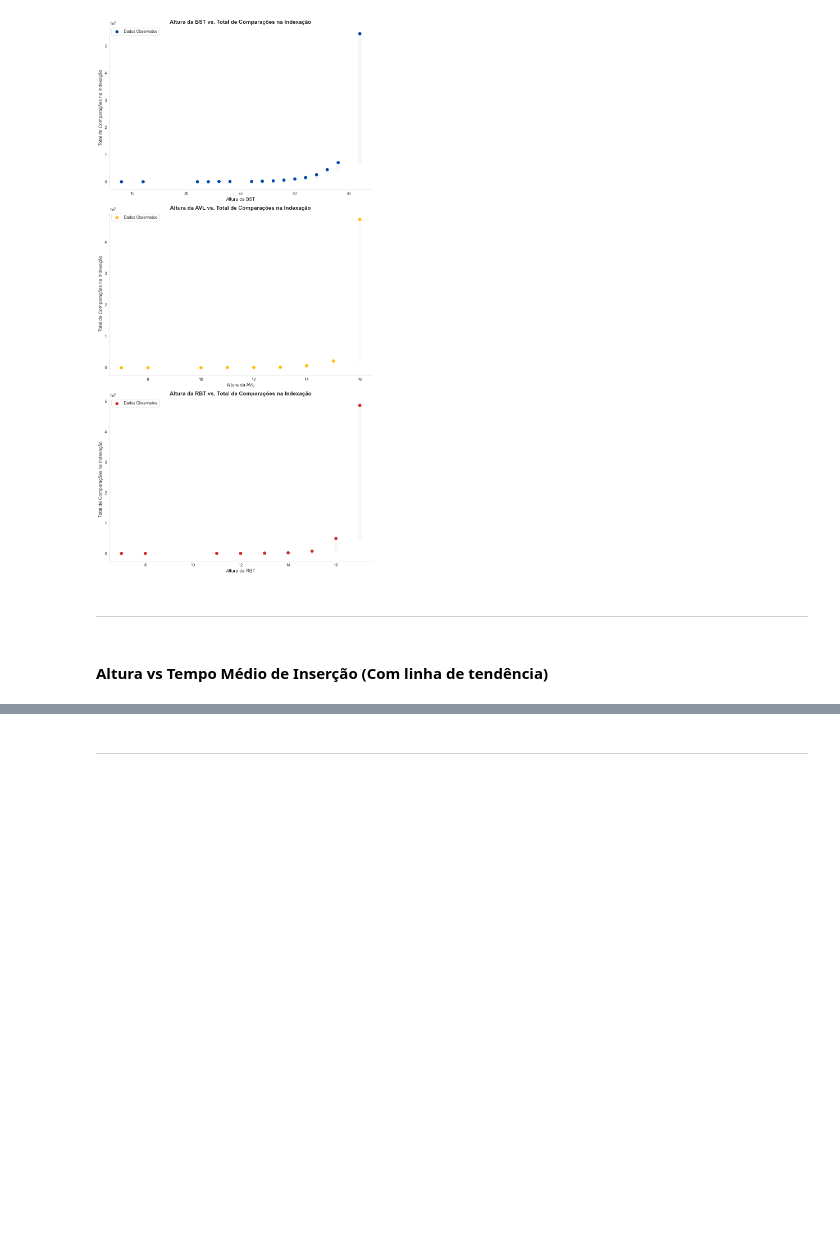
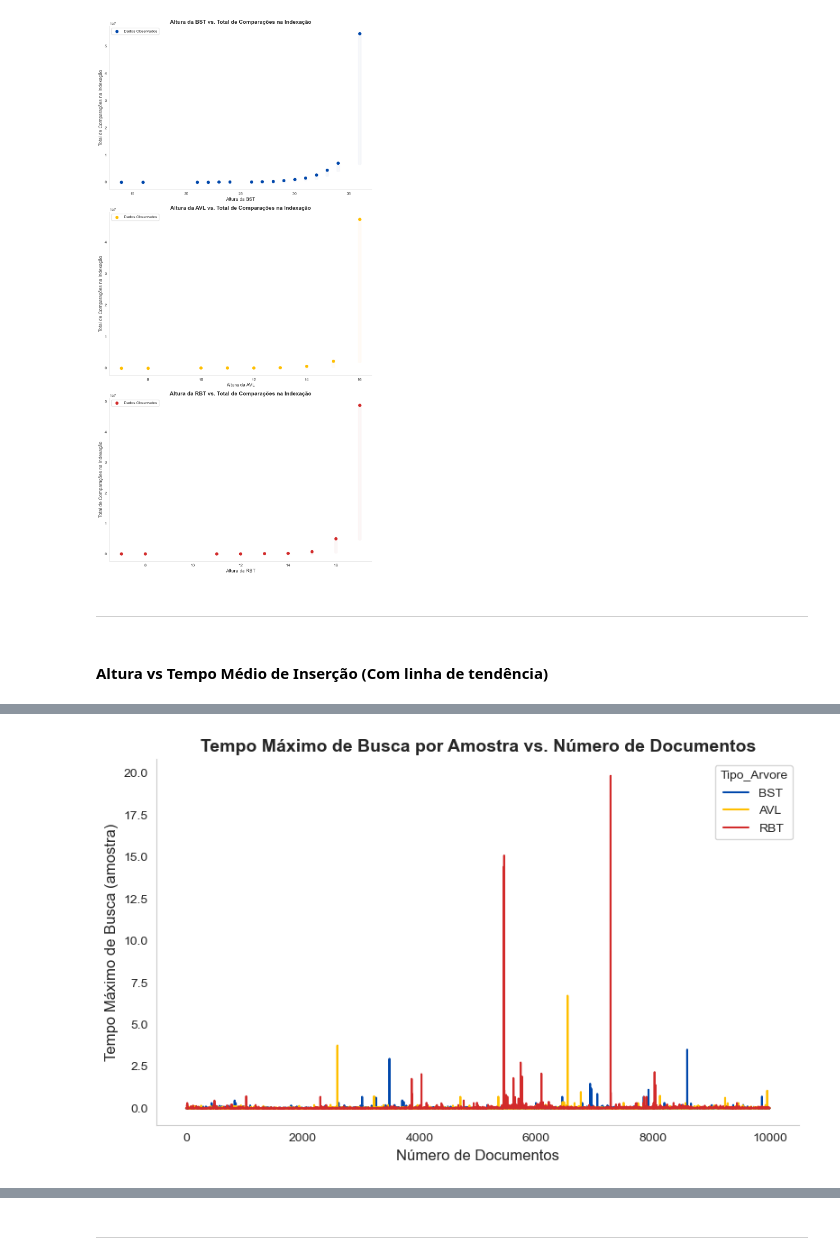
Before and after one commit to JaimeWillianCarneiro/projetofinal-ed, a Jupyter notebook: docs/allstats.ipynb, the cells around one changed output, grey strips where cells are left out. Drawn from its saved outputs; the diff is of its cells as text; code cells hidden in the pictures; blank space fills up the shorter version.

Commit message:
add grafico de busca

```diff
--- a/docs/allstats.ipynb
+++ b/docs/allstats.ipynb
@@ -454,0 +450,11 @@ plt.show()
+# %%
+plotTreesLines(
+    df,
+    x="Num_Docs",
+    y="Tempo_Maximo_Busca_Amostra",
+    x_label="Número de Documentos",
+    y_label="Tempo Máximo de Busca (amostra)",
+    title="Tempo Máximo de Busca por Amostra vs. Número de Documentos"
+)
+# %% [output]
+[figure, added]
```
Also changed, not shown: parts of 13 cells of this notebook.
